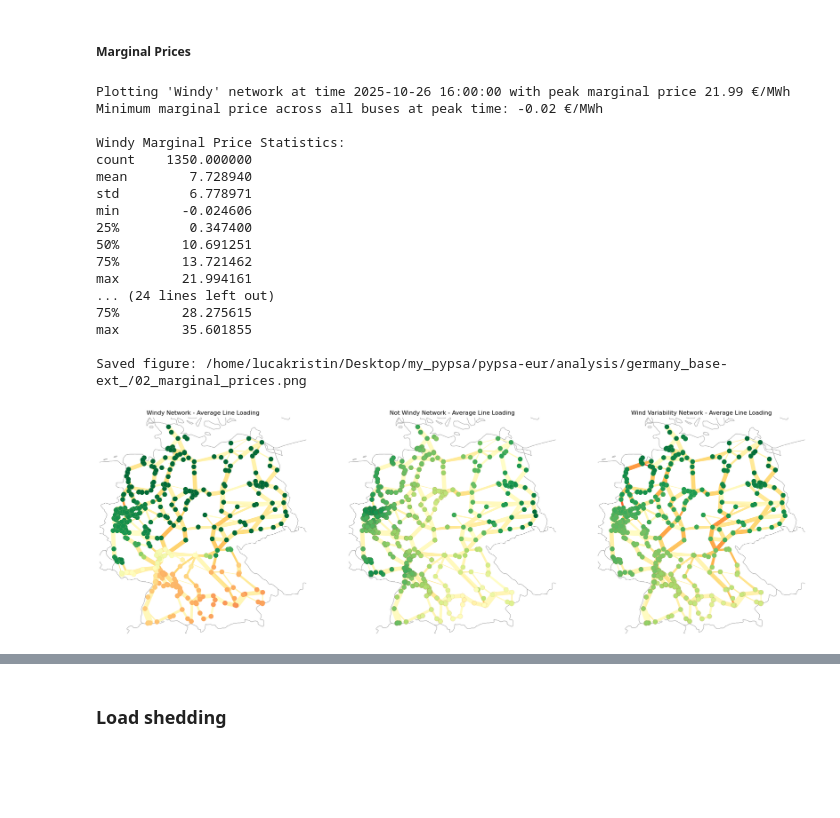
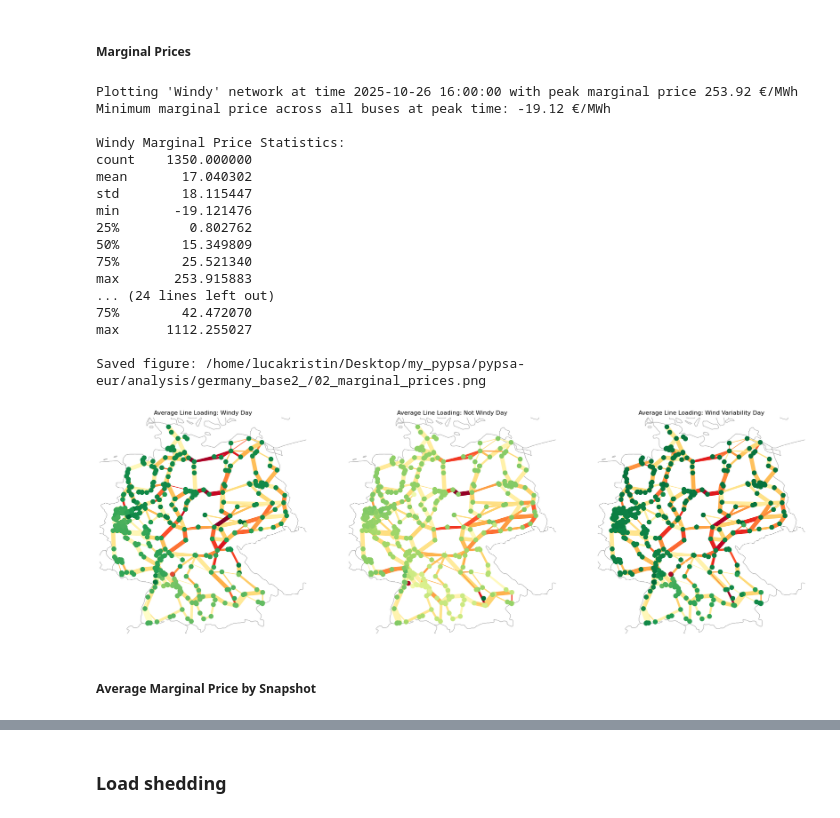
Before and after one commit to Luca2299/pypsa-eur, a Jupyter notebook: notebooks/Analysis.ipynb, the cells around one changed output, grey strips where cells are left out. Drawn from its saved outputs; the diff is of its cells as text; code cells hidden in the pictures; blank space fills up the shorter version.

```diff
--- a/notebooks/Analysis.ipynb
+++ b/notebooks/Analysis.ipynb
@@ -195,44 +218,46 @@ def plot_network_congestion(n, ax, title):
         geomap=True,
         title=title,
         bus_sizes=0.01,
         bus_colors=peak_prices,
         bus_cmap='RdYlGn_r',
         line_colors=avg_loading_n,
         link_colors=avg_loading_links,
         line_cmap="YlOrRd",
         link_cmap="RdYlGn_r",
         line_width=n.lines.s_nom / 400,
         link_width=n.links.p_nom / 400,
     )
 
     return peak_prices
 
 # Plot Average Loading Over All Snapshots for each network
 i = 0
 for n in networks.values():
-    peak_prices = plot_network_congestion(n, axes[i], n.name + " Network - Average Line Loading")
+    peak_prices = plot_network_congestion(n, axes[i], "Average Line Loading: " + n.name + " Day")
     log_print(f"\n{n.name} Marginal Price Statistics:")
     log_print(peak_prices.describe().to_string())
     log_print("")
     i += 1
 
 save_fig(fig, "02_marginal_prices.png")
 # %% [output]
-Plotting 'Windy' network at time 2025-10-26 16:00:00 with peak marginal price 21.99 €/MWh
-Minimum marginal price across all buses at peak time: -0.02 €/MWh
+Plotting 'Windy' network at time 2025-10-26 16:00:00 with peak marginal price 253.92 €/MWh
+Minimum marginal price across all buses at peak time: -19.12 €/MWh
 
 Windy Marginal Price Statistics:
 count    1350.000000
-mean        7.728940
-std         6.778971
-min        -0.024606
-25%         0.347400
-50%        10.691251
-75%        13.721462
-max        21.994161
+mean       17.040302
+std        18.115447
+min       -19.121476
+25%         0.802762
+50%        15.349809
+75%        25.521340
+max       253.915883
 ... (24 lines left out)
-75%        28.275615
-max        35.601855
+75%        42.472070
+max      1112.255027
 
-Saved figure: /home/lucakristin/Desktop/my_pypsa/pypsa-eur/analysis/germany_base-ext_/02_marginal_prices.png
+Saved figure: /home/lucakristin/Desktop/my_pypsa/pypsa-eur/analysis/germany_base2_/02_marginal_prices.png
-[figure, old version]
+[figure, new version]
+# %% [markdown]
+##### Average Marginal Price by Snapshot
```
Also changed, not shown: parts of 12 cells of this notebook, 12 other files.
